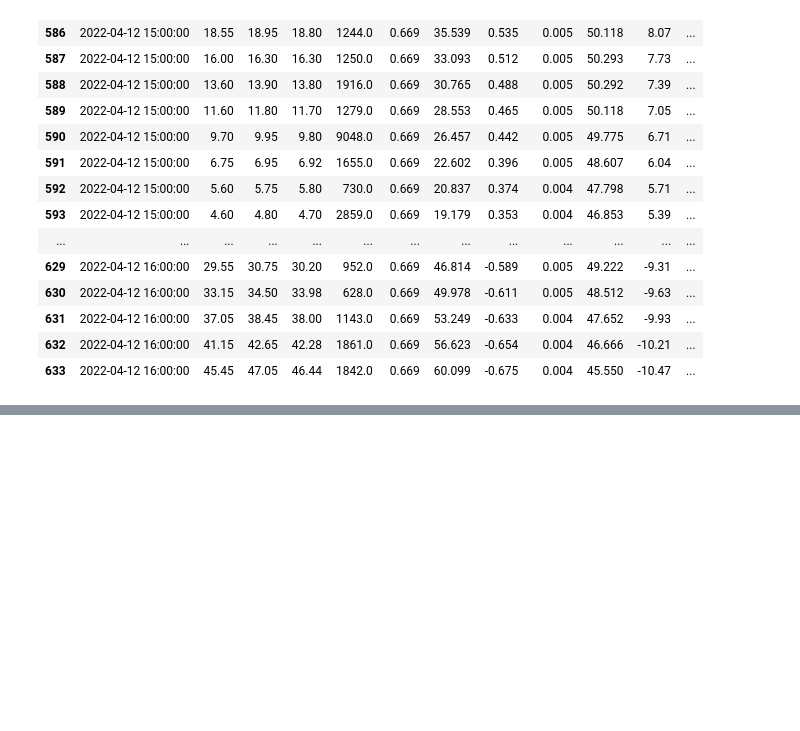
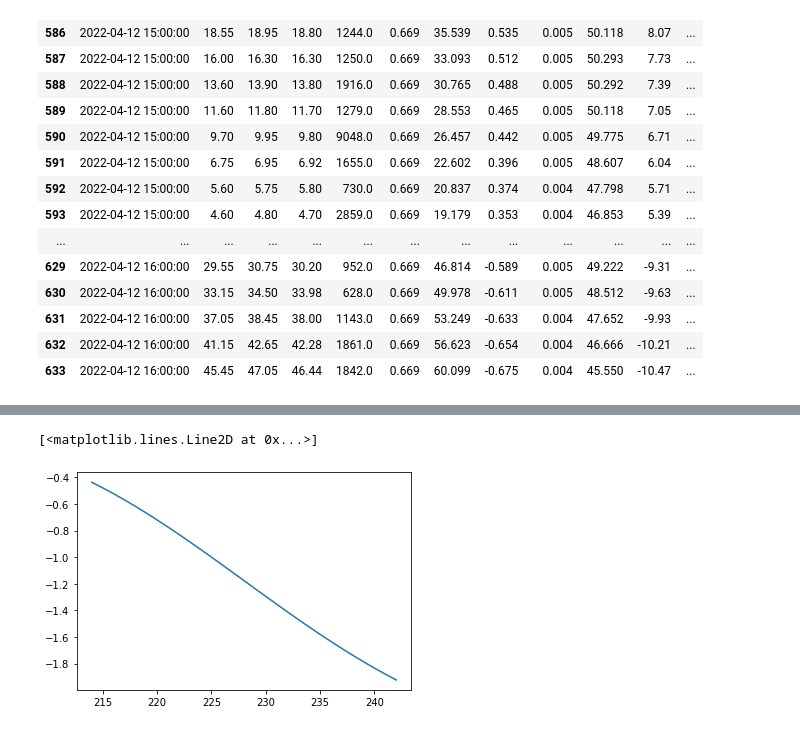
Before and after one commit to RupertDodkins/options_backtest, a Jupyter notebook: notebooks/greeks_from_QC-backtest.ipynb, the cells around one changed output, grey strips where cells are left out. Cells and saved outputs as stored; diff of their text form; code cells hidden in the pictures; blank space fills up the shorter version.

```diff
--- a/notebooks/greeks_from_QC-backtest.ipynb
+++ b/notebooks/greeks_from_QC-backtest.ipynb
@@ -178,0 +195,5 @@ plot_line(df, value='beta', show_afterhours=False)
+# %%
+plt.plot(underlying, -short_calls+long_calls)
+# %% [output]
+[<matplotlib.lines.Line2D at 0x...>]
+[figure, added]
```
Also changed, not shown: parts of 25 cells of this notebook.
